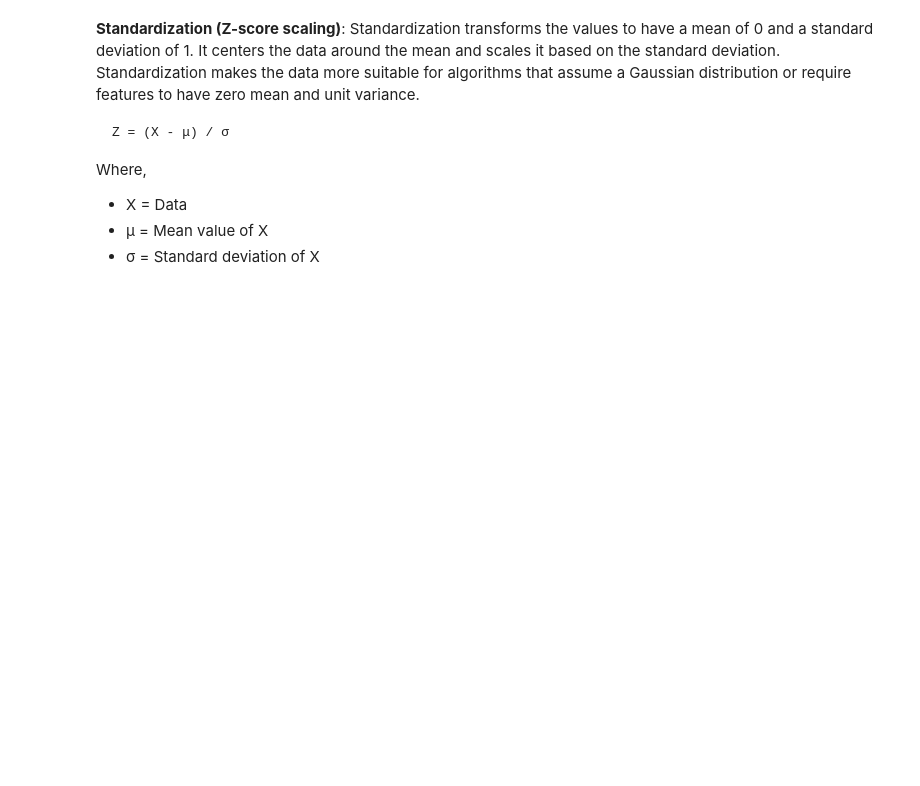
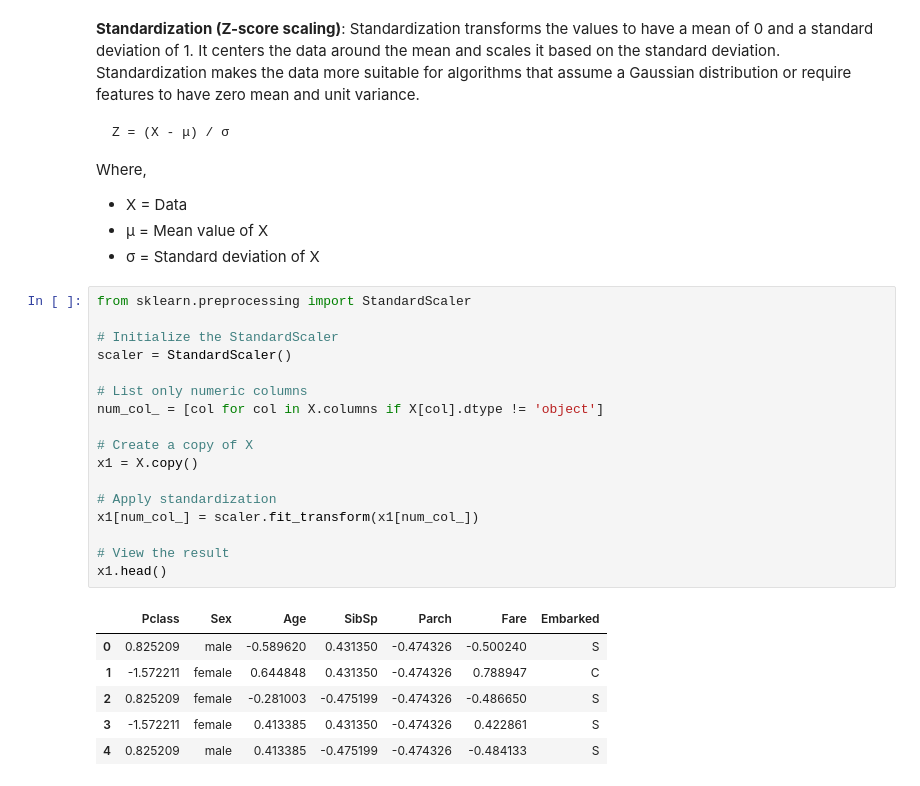
Before and after one commit to merledu/genify, a Jupyter notebook: lecture3/data_cleaning.ipynb, the cells around one changed output. Cells and saved outputs as stored; diff of their text form; blank space fills up the shorter version.

```diff
--- a/lecture3/data_cleaning.ipynb
+++ b/lecture3/data_cleaning.ipynb
@@ -289,3 +336,27 @@ Where,
 - X = Data
 - μ = Mean value of X
 - σ = Standard deviation of X
+# %%
+from sklearn.preprocessing import StandardScaler
+
+# Initialize the StandardScaler
+scaler = StandardScaler()
+
+# List only numeric columns
+num_col_ = [col for col in X.columns if X[col].dtype != 'object']
+
+# Create a copy of X
+x1 = X.copy()
+
+# Apply standardization
+x1[num_col_] = scaler.fit_transform(x1[num_col_])
+
+# View the result
+x1.head()
+# %% [output]
+|  | Pclass | Sex | Age | SibSp | Parch | Fare | Embarked |
+| 0 | 0.825209 | male | -0.589620 | 0.431350 | -0.474326 | -0.500240 | S |
+| 1 | -1.572211 | female | 0.644848 | 0.431350 | -0.474326 | 0.788947 | C |
+| 2 | 0.825209 | female | -0.281003 | -0.475199 | -0.474326 | -0.486650 | S |
+| 3 | -1.572211 | female | 0.413385 | 0.431350 | -0.474326 | 0.422861 | S |
+| 4 | 0.825209 | male | 0.413385 | -0.475199 | -0.474326 | -0.484133 | S |
```
Also changed, not shown: parts of 7 cells of this notebook.
